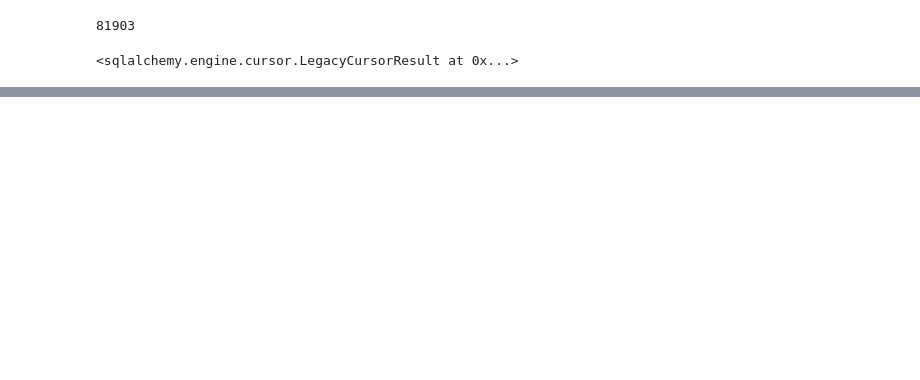
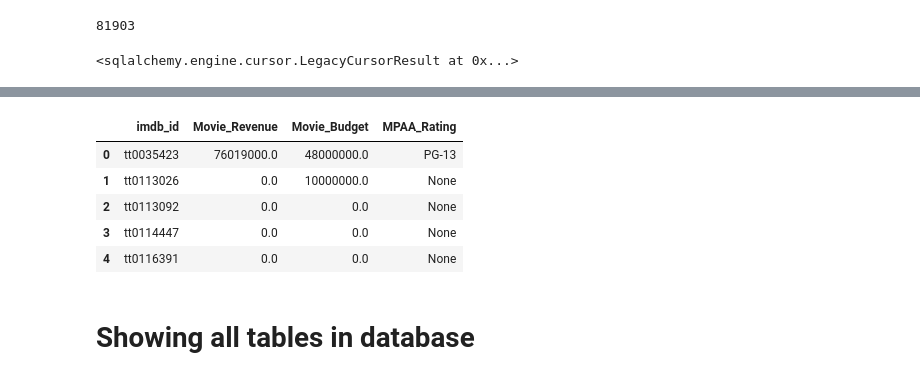
Before and after one commit to RJKool/Project-3, a Jupyter notebook: Project 3 - Part 3.ipynb, the cells around one changed output, grey strips where cells are left out. Saved outputs shown, nothing was run; the diff lists cells and outputs as text; code cells hidden in the pictures; blank space fills up the shorter version.

```diff
--- a/Project 3 - Part 3.ipynb
+++ b/Project 3 - Part 3.ipynb
@@ -284,0 +481,13 @@ engine.execute('ALTER TABLE title_basics ADD PRIMARY KEY (`tconst`);')
+# %%
+#Confirming table by performing a database query.
+q = """SELECT * FROM tmdb_data LIMIT 5;"""
+pd.read_sql(q, engine)
+# %% [output]
+|  | imdb_id | Movie_Revenue | Movie_Budget | MPAA_Rating |
+| 0 | tt0035423 | 76019000.0 | 48000000.0 | PG-13 |
+| 1 | tt0113026 | 0.0 | 10000000.0 | None |
+| 2 | tt0113092 | 0.0 | 0.0 | None |
+| 3 | tt0114447 | 0.0 | 0.0 | None |
+| 4 | tt0116391 | 0.0 | 0.0 | None |
+# %% [markdown]
+# Showing all tables in database
```
Also changed, not shown: parts of 35 cells of this notebook.
